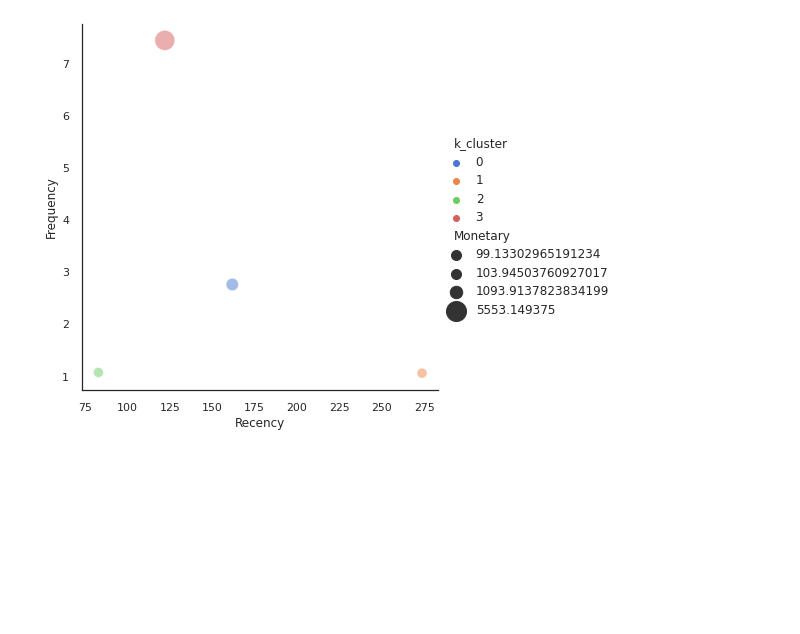
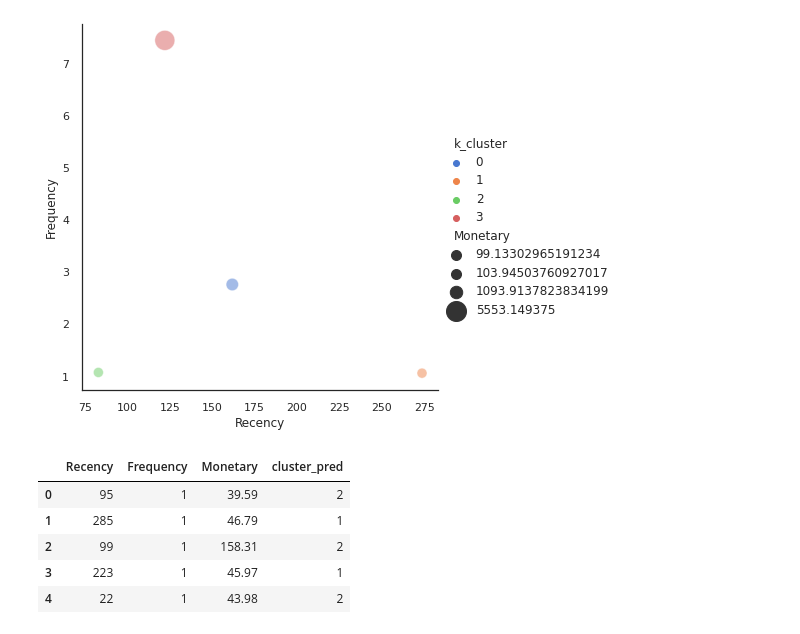
Before and after one commit to lirui720/Google_E_Commerce_RFM_model, a Jupyter notebook: RFM_Model.ipynb, the cells around one changed output. Drawn from its saved outputs; the diff is of its cells as text; code cells hidden in the pictures; blank space fills up the shorter version.

```diff
--- a/RFM_Model.ipynb
+++ b/RFM_Model.ipynb
@@ -363,3 +363,12 @@ sns.relplot(x="Recency", y="Frequency",hue="k_cluster", size="Monetary",
 # %% [output]
 <seaborn.axisgrid.FacetGrid at 0x...>
 [figure]
+# %%
+clusters_scaled.head()
+# %% [output]
+|  | Recency | Frequency | Monetary | cluster_pred |
+| 0 | 95 | 1 | 39.59 | 2 |
+| 1 | 285 | 1 | 46.79 | 1 |
+| 2 | 99 | 1 | 158.31 | 2 |
+| 3 | 223 | 1 | 45.97 | 1 |
+| 4 | 22 | 1 | 43.98 | 2 |
```
Also changed, not shown: parts of 1 cell of this notebook.
